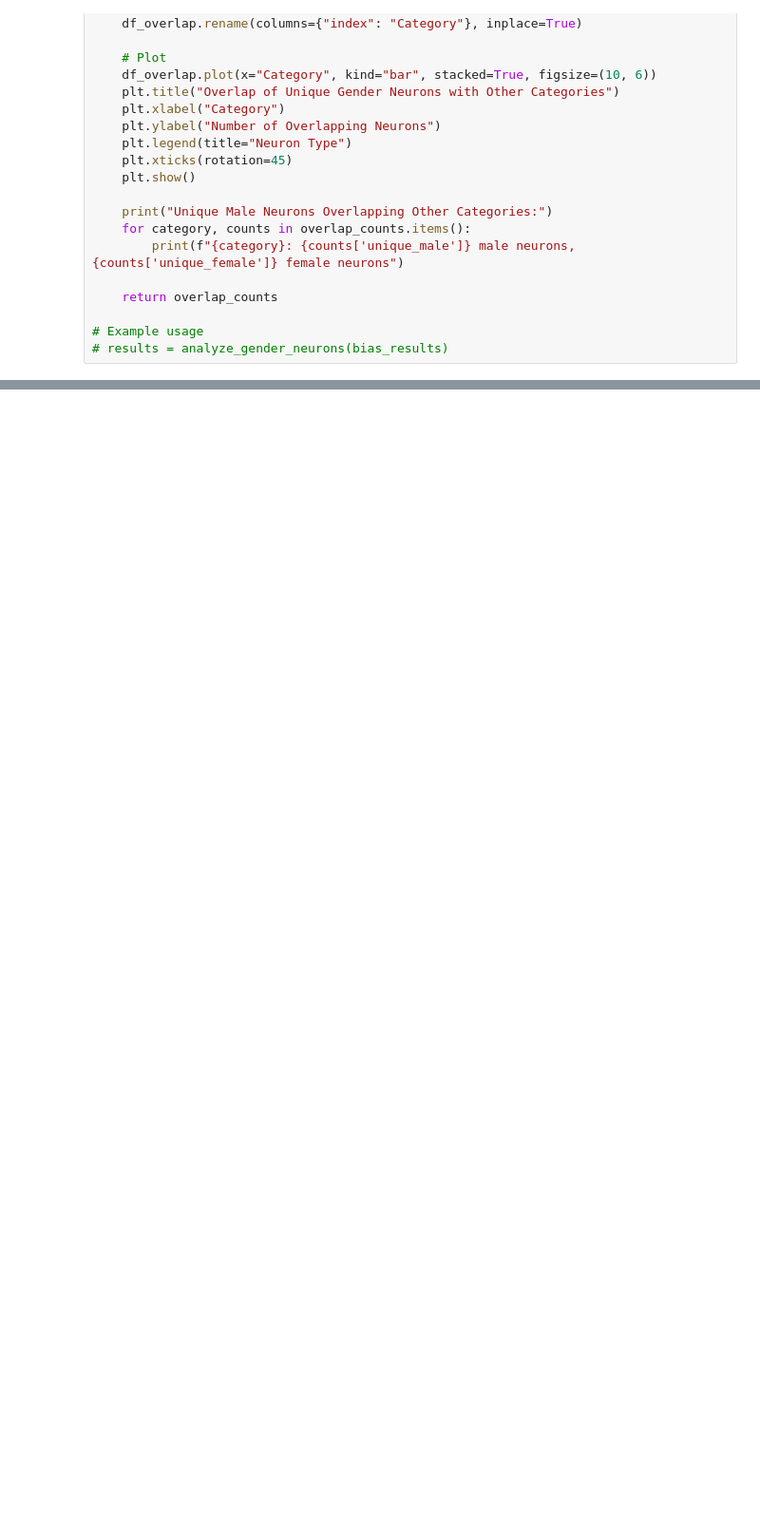
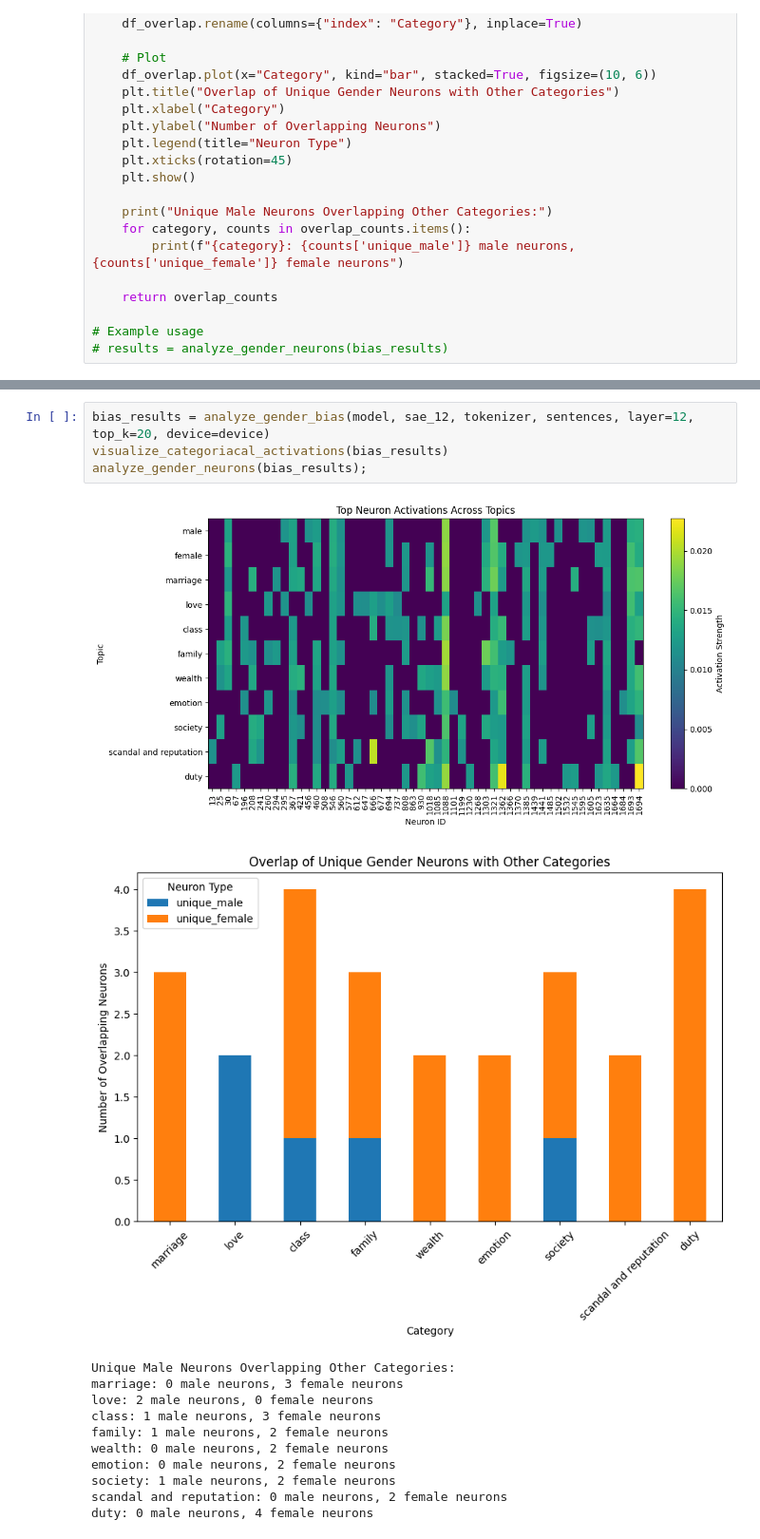
Before and after one commit to iug-htw/GPTAndPrejudice, a Jupyter notebook: neuron_activations_overlap.ipynb, the cells around one changed output, grey strips where cells are left out. Shown: that part at 95% size. Saved outputs shown, nothing was run; the diff lists cells and outputs as text; blank space fills up the shorter version.

Commit message:
activations overlap in more categories

```diff
--- a/neuron_activations_overlap.ipynb
+++ b/neuron_activations_overlap.ipynb
@@ -345,0 +234,17 @@ defaultdict(<function __main__.analyze_gender_neurons.<locals>.<lambda>()>,
+# %%
+bias_results = analyze_gender_bias(model, sae_12, tokenizer, sentences, layer=12, top_k=20, device=device)
+visualize_categoriacal_activations(bias_results)
+analyze_gender_neurons(bias_results);
+# %% [output]
+[figure, new version]
+[figure, new version]
+Unique Male Neurons Overlapping Other Categories:
+marriage: 0 male neurons, 3 female neurons
+love: 2 male neurons, 0 female neurons
+class: 1 male neurons, 3 female neurons
+family: 1 male neurons, 2 female neurons
+wealth: 0 male neurons, 2 female neurons
+emotion: 0 male neurons, 2 female neurons
+society: 1 male neurons, 2 female neurons
+scandal and reputation: 0 male neurons, 2 female neurons
+duty: 0 male neurons, 4 female neurons
```
Also changed, not shown: parts of 7 cells of this notebook, 3 other files.
